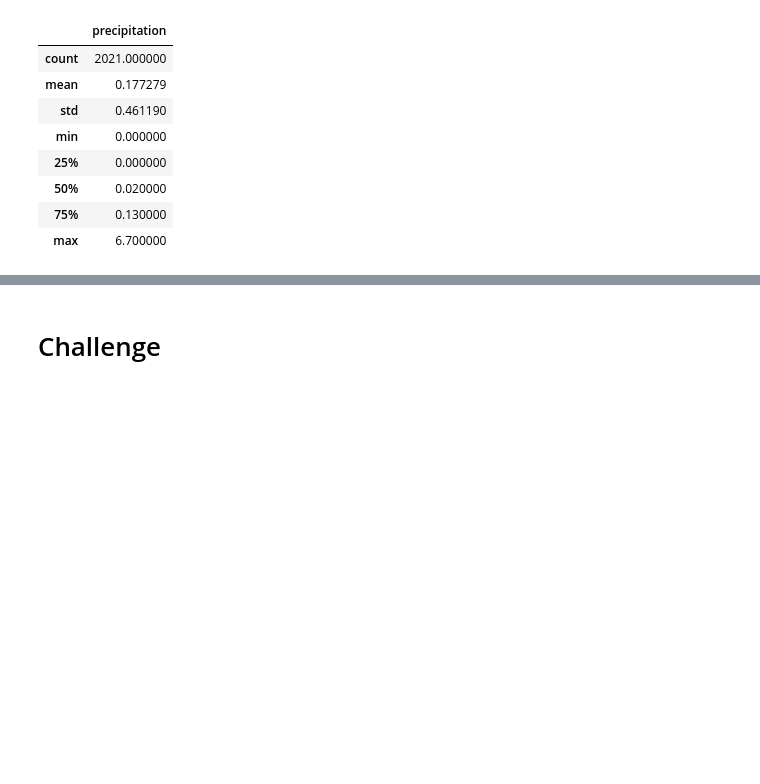
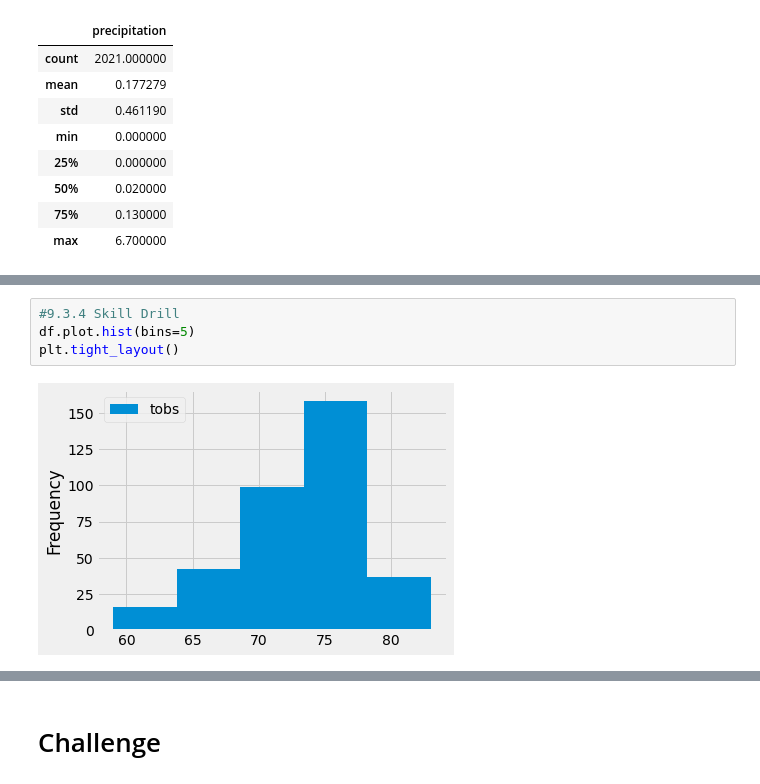
Before and after one commit to ckanchanda/surfs_up, a Jupyter notebook: climate_analysis.ipynb, the cells around one changed output, grey strips where cells are left out. Cells and saved outputs as stored; diff of their text form; blank space fills up the shorter version.

```diff
--- a/climate_analysis.ipynb
+++ b/climate_analysis.ipynb
@@ -89,0 +133,6 @@ df.describe()
+# %%
+#9.3.4 Skill Drill
+df.plot.hist(bins=5)
+plt.tight_layout()
+# %% [output]
+[figure, added]
```
Also changed, not shown: parts of 6 cells of this notebook.
